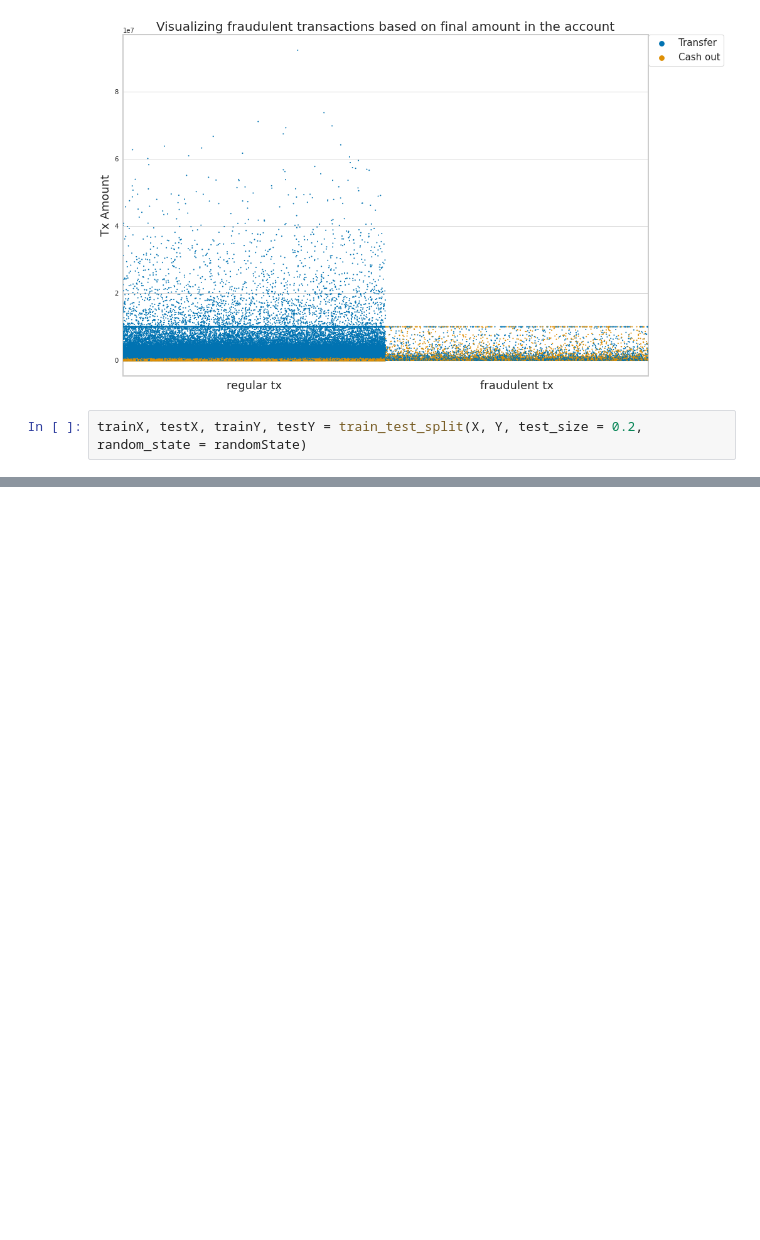
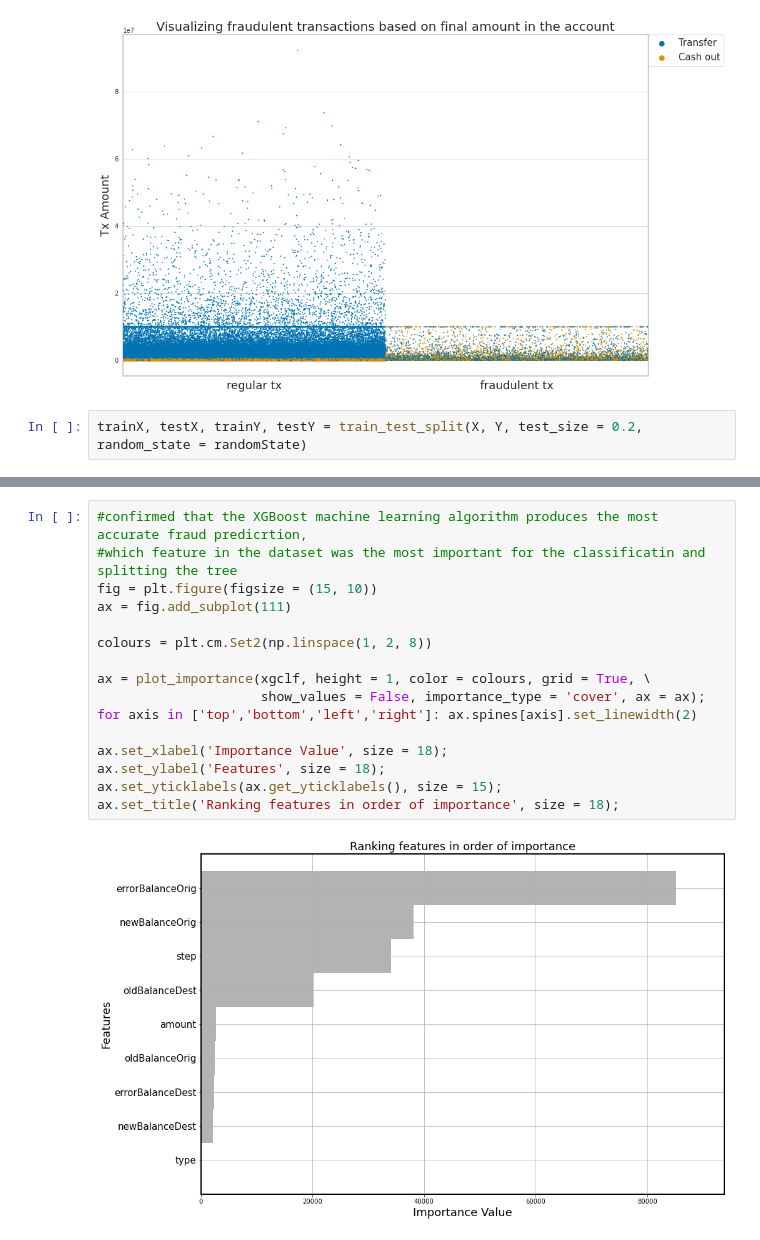
Before and after one commit to alwinruby/fraudanalysis, a Jupyter notebook: fraudanalysis.ipynb, the cells around one changed output, grey strips where cells are left out. Drawn from its saved outputs; the diff is of its cells as text; blank space fills up the shorter version.

Commit message:
dataset importance

```diff
--- a/fraudanalysis.ipynb
+++ b/fraudanalysis.ipynb
@@ -139,0 +142,18 @@ print('Average precision score = {}'.format(average_precision_score(testY, proba
+# %%
+#confirmed that the XGBoost machine learning algorithm produces the most accurate fraud predicrtion,
+#which feature in the dataset was the most important for the classificatin and splitting the tree
+fig = plt.figure(figsize = (15, 10))
+ax = fig.add_subplot(111)
+
+colours = plt.cm.Set2(np.linspace(1, 2, 8))
+
+ax = plot_importance(xgclf, height = 1, color = colours, grid = True, \
+                     show_values = False, importance_type = 'cover', ax = ax);
+for axis in ['top','bottom','left','right']: ax.spines[axis].set_linewidth(2)
+
+ax.set_xlabel('Importance Value', size = 18);
+ax.set_ylabel('Features', size = 18);
+ax.set_yticklabels(ax.get_yticklabels(), size = 15);
+ax.set_title('Ranking features in order of importance', size = 18);
+# %% [output]
+[figure, added]
```
Also changed, not shown: parts of 1 cell of this notebook.
